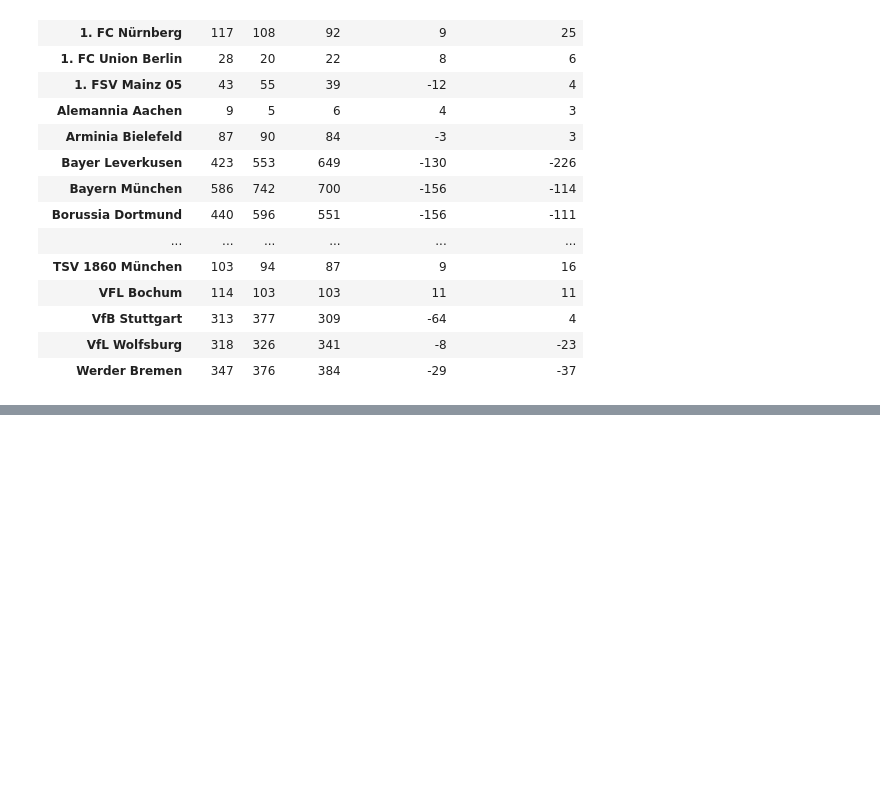
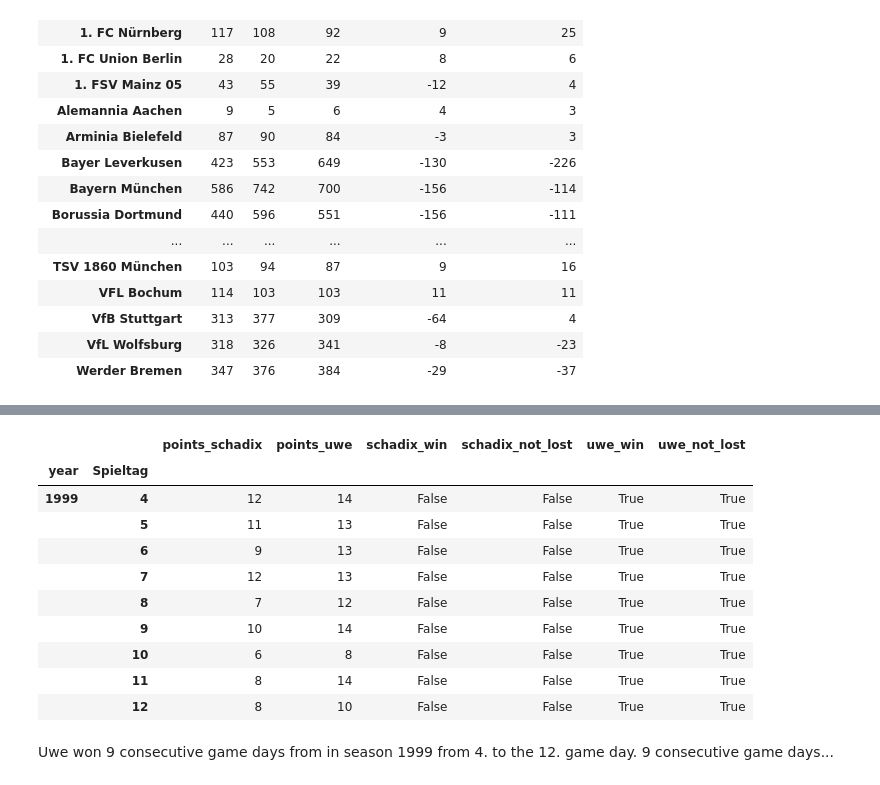
Before and after one commit to Schadix/biertoto_python, a Jupyter notebook: biertoto.ipynb, the cells around one changed output, grey strips where cells are left out. Cells and saved outputs as stored; diff of their text form; code cells hidden in the pictures; blank space fills up the shorter version.

```diff
--- a/biertoto.ipynb
+++ b/biertoto.ipynb
@@ -849,0 +928,2 @@ all_wins
+# %%
+schadix_not_lost_grouping = spieltag_siege.groupby((spieltag_siege['schadix_not_lost'].shift() != spieltag_siege['schadix_not_lost']).cumsum())
@@ -849,0 +950,18 @@ all_wins
+# %%
+not_lost_index = schadix_not_lost_grouping.count()['schadix_not_lost'].sort_values(ascending=False).index[0]
+# %%
+schadix_not_lost_grouping.get_group(not_lost_index)
+# %% [output]
+|  |  | points_schadix | points_uwe | schadix_win | schadix_not_lost | uwe_win | uwe_not_lost |
+| year | Spieltag |  |  |  |  |  |  |
+| 1999 | 4 | 12 | 14 | False | False | True | True |
+|  | 5 | 11 | 13 | False | False | True | True |
+|  | 6 | 9 | 13 | False | False | True | True |
+|  | 7 | 12 | 13 | False | False | True | True |
+|  | 8 | 7 | 12 | False | False | True | True |
+|  | 9 | 10 | 14 | False | False | True | True |
+|  | 10 | 6 | 8 | False | False | True | True |
+|  | 11 | 8 | 14 | False | False | True | True |
+|  | 12 | 8 | 10 | False | False | True | True |
+# %% [markdown]
+Uwe won 9 consecutive game days from in season 1999 from 4. to the 12. game day. 9 consecutive game days...
```
Also changed, not shown: parts of 37 cells of this notebook.
